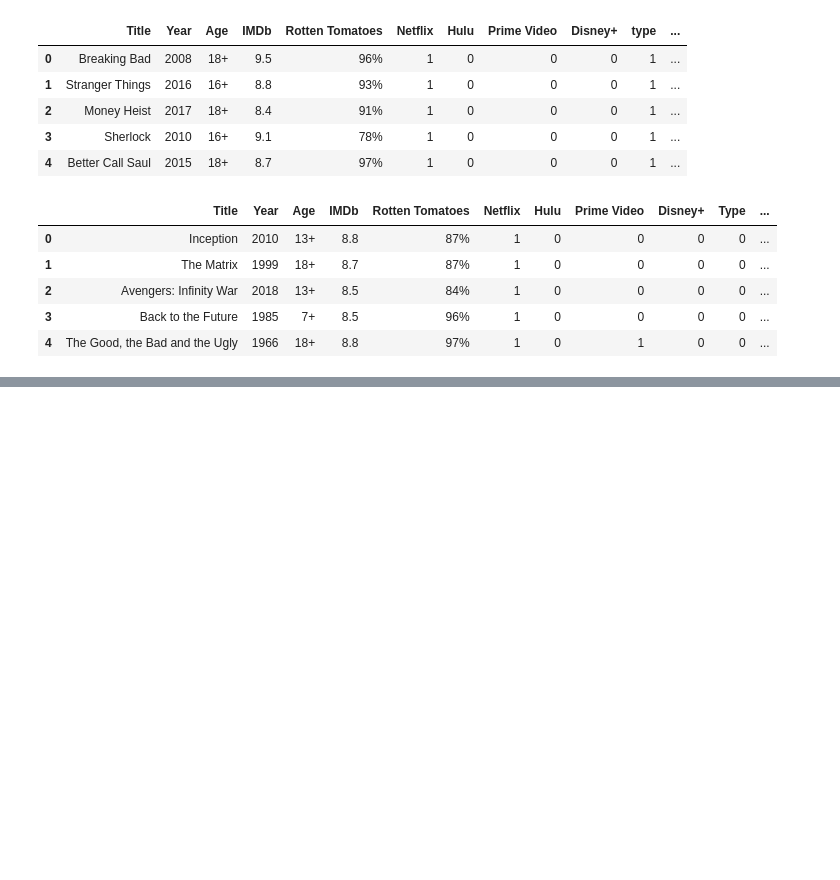
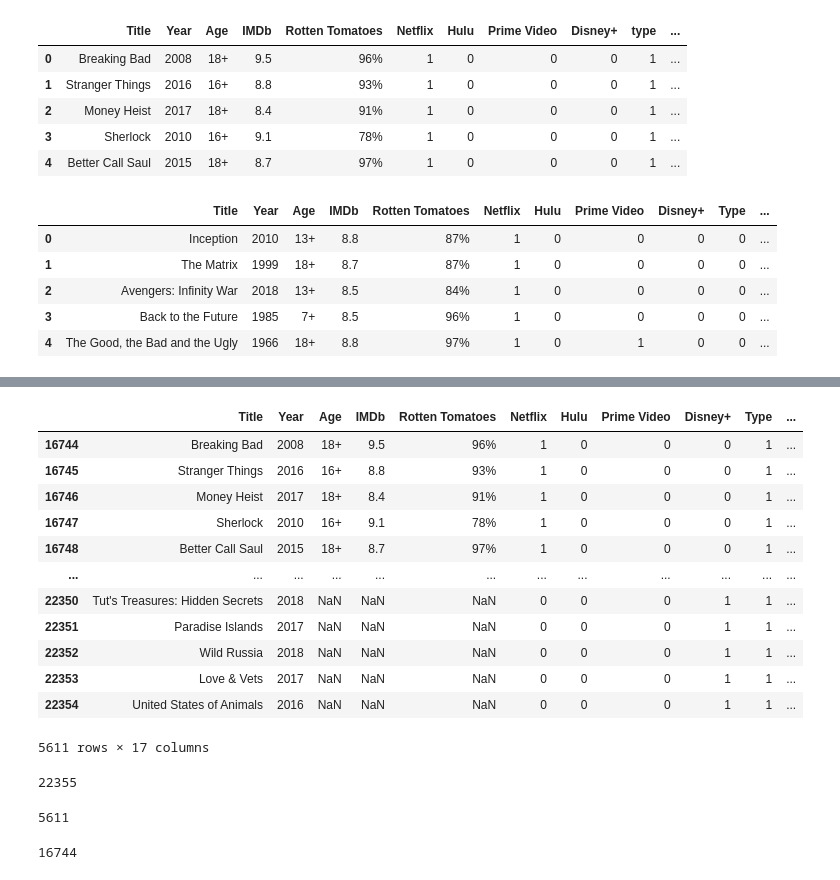
Before and after one commit to jtslater2/old_fashioned, a Jupyter notebook: Scripts/Brian_notebook1.ipynb, the cells around one changed output, grey strips where cells are left out. Drawn from its saved outputs; the diff is of its cells as text; code cells hidden in the pictures; blank space fills up the shorter version.

```diff
--- a/Scripts/Brian_notebook1.ipynb
+++ b/Scripts/Brian_notebook1.ipynb
@@ -80,3 +82,33 @@ shows_df2.head()
 | 2 | Money Heist | 2017 | 18+ | 8.4 | 91% | 1 | 0 | 0 | 0 | 1 | ... |
 | 3 | Sherlock | 2010 | 16+ | 9.1 | 78% | 1 | 0 | 0 | 0 | 1 | ... |
 | 4 | Better Call Saul | 2015 | 18+ | 8.7 | 97% | 1 | 0 | 0 | 0 | 1 | ... |
+# %%
+result = pd.concat([movies_cleaned, shows_df2], ignore_index=True, sort=False)
+result.head()
+result.loc[(result['shows']=='TV')]
+# %% [output]
+|  | Title | Year | Age | IMDb | Rotten Tomatoes | Netflix | Hulu | Prime Video | Disney+ | Type | ... |
+| 16744 | Breaking Bad | 2008 | 18+ | 9.5 | 96% | 1 | 0 | 0 | 0 | 1 | ... |
+| 16745 | Stranger Things | 2016 | 16+ | 8.8 | 93% | 1 | 0 | 0 | 0 | 1 | ... |
+| 16746 | Money Heist | 2017 | 18+ | 8.4 | 91% | 1 | 0 | 0 | 0 | 1 | ... |
+| 16747 | Sherlock | 2010 | 16+ | 9.1 | 78% | 1 | 0 | 0 | 0 | 1 | ... |
+| 16748 | Better Call Saul | 2015 | 18+ | 8.7 | 97% | 1 | 0 | 0 | 0 | 1 | ... |
+| ... | ... | ... | ... | ... | ... | ... | ... | ... | ... | ... | ... |
+| 22350 | Tut's Treasures: Hidden Secrets | 2018 | NaN | NaN | NaN | 0 | 0 | 0 | 1 | 1 | ... |
+| 22351 | Paradise Islands | 2017 | NaN | NaN | NaN | 0 | 0 | 0 | 1 | 1 | ... |
+| 22352 | Wild Russia | 2018 | NaN | NaN | NaN | 0 | 0 | 0 | 1 | 1 | ... |
+| 22353 | Love & Vets | 2017 | NaN | NaN | NaN | 0 | 0 | 0 | 1 | 1 | ... |
+| 22354 | United States of Animals | 2016 | NaN | NaN | NaN | 0 | 0 | 0 | 1 | 1 | ... |
+5611 rows × 17 columns
+# %%
+len(result)
+# %% [output]
+22355
+# %%
+len(shows_df2)
+# %% [output]
+5611
+# %%
+len(movies_cleaned)
+# %% [output]
+16744
```
Also changed, not shown: parts of 2 cells of this notebook.
